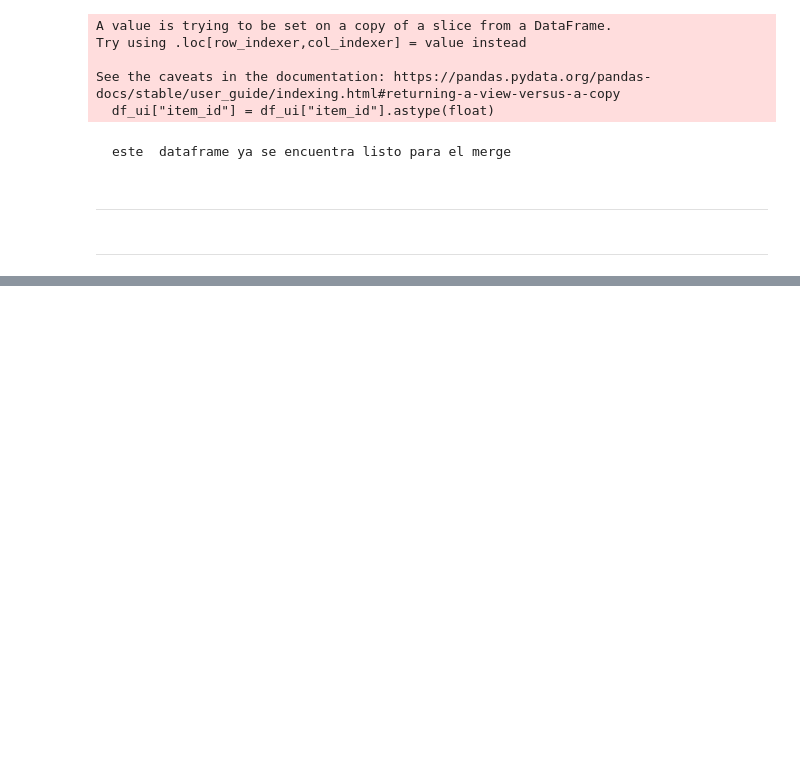
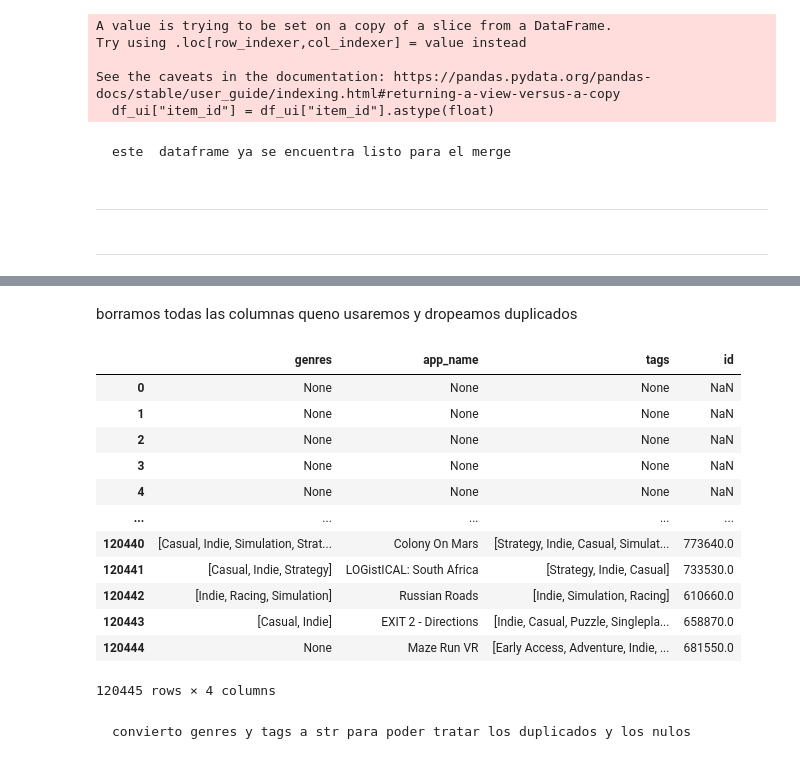
Before and after one commit to tDelbarco/PI_ML_OPS, a Jupyter notebook: ETL_&_EDA/ETL.ipynb, the cells around one changed output, grey strips where cells are left out. Cells and saved outputs as stored; diff of their text form; code cells hidden in the pictures; blank space fills up the shorter version.

```diff
--- a/ETL_&_EDA/ETL.ipynb
+++ b/ETL_&_EDA/ETL.ipynb
@@ -1147,0 +1154,2 @@ df_genero.to_parquet(r"../app/df_genero.parquet")
+# %%
+df_sg =  pd.read_json(r"../Datasets/steam_games.json/output_steam_games.json", lines=True)
@@ -1147,0 +1172,2 @@ df_genero.to_parquet(r"../app/df_genero.parquet")
+# %% [markdown]
+borramos todas  las columnas  queno usaremos y dropeamos duplicados
@@ -1147,0 +1184,18 @@ df_genero.to_parquet(r"../app/df_genero.parquet")
+# %%
+df_sg
+# %% [output]
+|  | genres | app_name | tags | id |
+| 0 | None | None | None | NaN |
+| 1 | None | None | None | NaN |
+| 2 | None | None | None | NaN |
+| 3 | None | None | None | NaN |
+| 4 | None | None | None | NaN |
+| ... | ... | ... | ... | ... |
+| 120440 | [Casual, Indie, Simulation, Strat... | Colony On Mars | [Strategy, Indie, Casual, Simulat... | 773640.0 |
+| 120441 | [Casual, Indie, Strategy] | LOGistICAL: South Africa | [Strategy, Indie, Casual] | 733530.0 |
+| 120442 | [Indie, Racing, Simulation] | Russian Roads | [Indie, Simulation, Racing] | 610660.0 |
+| 120443 | [Casual, Indie] | EXIT 2 - Directions | [Indie, Casual, Puzzle, Singlepla... | 658870.0 |
+| 120444 | None | Maze Run VR | [Early Access, Adventure, Indie, ... | 681550.0 |
+120445 rows × 4 columns
+# %% [markdown]
+    convierto genres y tags a str para poder tratar los duplicados y los nulos
```
Also changed, not shown: parts of 55 cells of this notebook.
